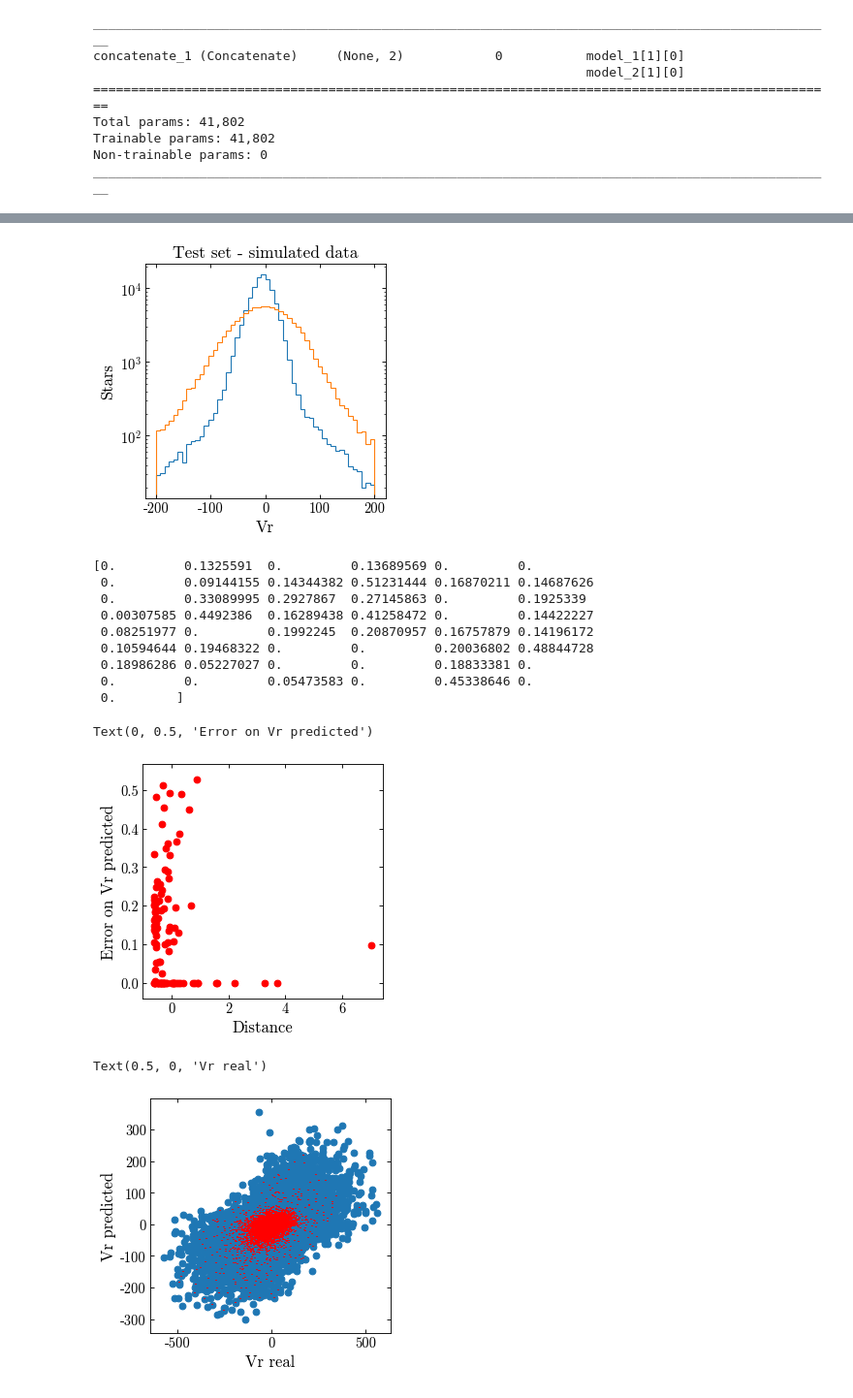
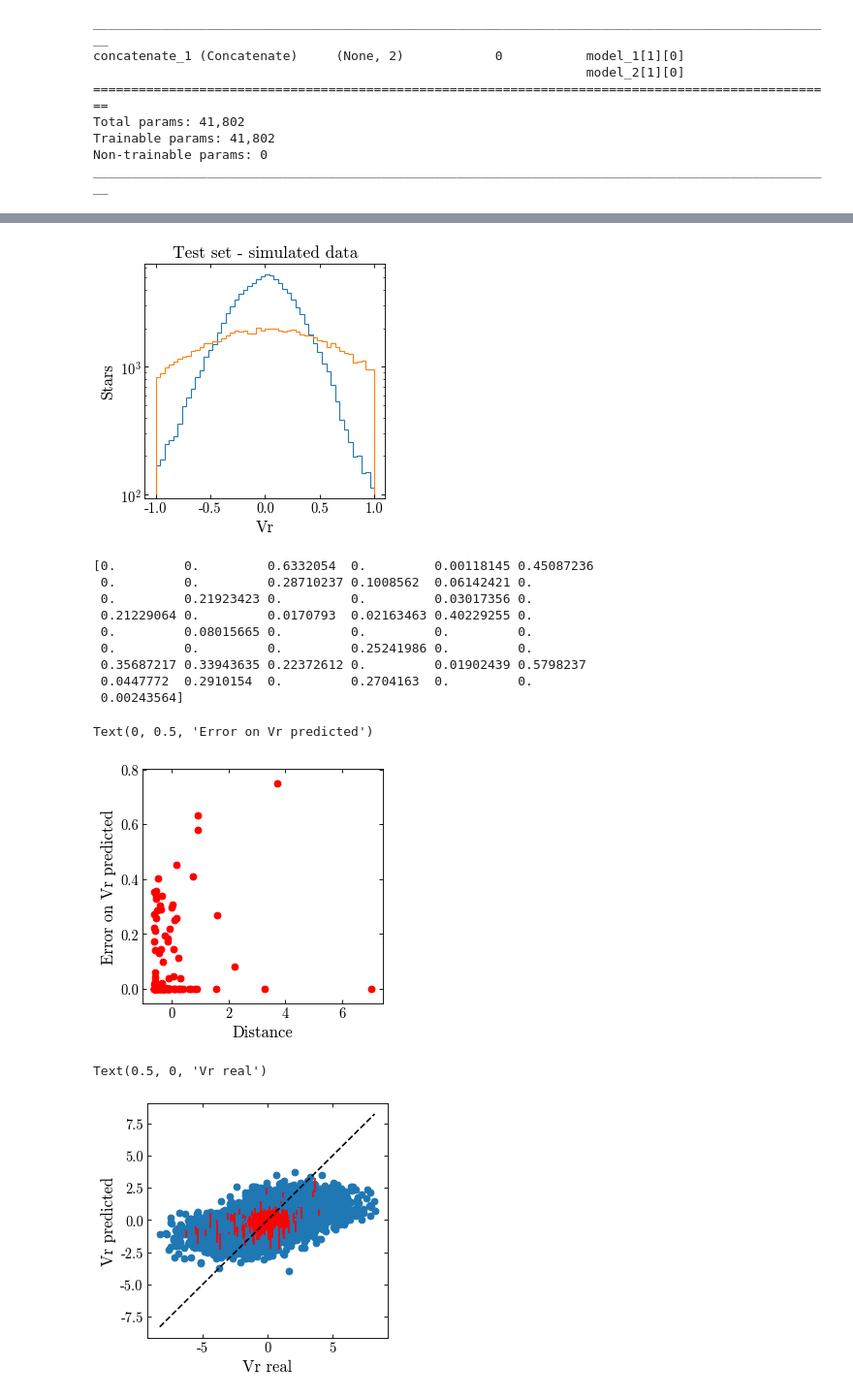
Before and after one commit to adropulic/datax_gaia, a Jupyter notebook: RVTrial2.ipynb, the cells around one changed output, grey strips where cells are left out. Shown: that part at 97% size. Drawn from its saved outputs; the diff is of its cells as text; code cells hidden in the pictures.

```diff
--- a/RVTrial2.ipynb
+++ b/RVTrial2.ipynb
@@ -60,7 +60,7 @@ use_cols = ['l', 'b','parallax','pmra','pmdec']
 # Make the design matrix
 X = data[use_cols].values
 Y = (data['radial_velocity']).values
-#Y = (Y - np.mean(Y))/(np.std(Y))
+Y = (Y - np.mean(Y))/(np.std(Y))
 # %%
 X_train, X_test, y_train, y_test = train_test_split(X[1:500000], Y[1:500000],
                                                     test_size = 0.2,
@@ -387,6 +388,9 @@ y = test_preds[:,0]
 x, y, z = x[idx], y[idx], z[idx]
 fig, ax = plt.subplots()
 cax = ax.scatter(x, y, c=z, s=25, edgecolor='')
+x1 = np.linspace(np.min(y_test),np.max(y_test),100)
+y1 = x1
+plt.plot(x1,y1,'k--')
 fig.colorbar(cax)
-plt.errorbar(y_test, test_preds[:,0], yerr = test_preds[:,1], color = 'red',ls='none')
+plt.errorbar(y_test[600:800], test_preds[600:800,0], yerr = test_preds[600:800,1], color = 'red',ls='none')
 # %% [output]
@@ -449,7 +453,9 @@ CombinedModel.compile(loss=ConstantLikelihoodLossFunction,
 CombinedModel.fit(X_train,y_train,
                   epochs=100,
                   batch_size=1000,
-                  validation_split=0.2
+                  validation_split=0.2,
+                  callbacks = [es],
+                  sample_weight=weights
                  )
 # %% [output]
 Train on 319999 samples, validate on 80000 samples
@@ -480,7 +486,9 @@ CombinedModel.compile(loss=ConstantLikelihoodLossFunction,
 CombinedModel.fit(X_train,y_train,
                   epochs=100,
                   batch_size=1000,
-                  validation_split=0.1
+                  validation_split=0.1,
+                  callbacks = [es],
+                  sample_weight=weights
                  )
 # %% [output]
 Train on 359999 samples, validate on 40000 samples
@@ -504,15 +502,15 @@ Epoch 100/100
 # %%
 test_preds_2 = CombinedModel.predict(X_test)
 plt.figure()
-plt.hist(test_preds_2[:,0], bins=50, range=(-200,200), histtype='step')
-plt.hist(y_test, bins=50, range=(-200,200), histtype='step')
+plt.hist(test_preds_2[:,0], bins=50, range=(-1,1), histtype='step')
+plt.hist(y_test, bins=50, range=(-1,1), histtype='step')
 plt.xlabel('Vr')
 plt.ylabel('Stars')
 plt.title('Test set - simulated data')
 plt.yscale('log')
 plt.show()
 # %% [output]
-[figure, old version]
+[figure, new version]
 # %%
 print(test_preds_2[1:50,1])
 plt.scatter(X_test[1:100,2], test_preds_2[1:100,1], color = 'red')
@@ -521,22 +519,23 @@ plt.xlabel('Distance')
 plt.ylabel('Error on Vr predicted')
 #does give a relu output...but I'm still not sure if this is exactly showing the error
 # %% [output]
-[0.         0.1325591  0.         0.13689569 0.         0.
- 0.         0.09144155 0.14344382 0.51231444 0.16870211 0.14687626
- 0.         0.33089995 0.2927867  0.27145863 0.         0.1925339
- 0.00307585 0.4492386  0.16289438 0.41258472 0.         0.14422227
- 0.08251977 0.         0.1992245  0.20870957 0.16757879 0.14196172
- 0.10594644 0.19468322 0.         0.         0.20036802 0.48844728
- 0.18986286 0.05227027 0.         0.         0.18833381 0.
- 0.         0.         0.05473583 0.         0.45338646 0.
- 0.        ]
+[0.         0.         0.6332054  0.         0.00118145 0.45087236
+ 0.         0.         0.28710237 0.1008562  0.06142421 0.
+ 0.         0.21923423 0.         0.         0.03017356 0.
+ 0.21229064 0.         0.0170793  0.02163463 0.40229255 0.
+ 0.         0.08015665 0.         0.         0.         0.
+ 0.         0.         0.         0.25241986 0.         0.
+ 0.35687217 0.33943635 0.22372612 0.         0.01902439 0.5798237
+ 0.0447772  0.2910154  0.         0.2704163  0.         0.
+ 0.00243564]
 Text(0, 0.5, 'Error on Vr predicted')
-[figure, old version]
+[figure, new version]
 # %%
-plt.errorbar(y_test, test_preds_2[:,0], yerr = test_preds_2[:,1], color = 'red',ls='none')
+plt.errorbar(y_test[1000:2000], test_preds_2[1000:2000,0], yerr = test_preds_2[1000:2000,1], color = 'red',ls='none')
 plt.scatter(y_test, test_preds_2[:,0])
+plt.plot(x1,y1,'k--')
 plt.ylabel('Vr predicted')
 plt.xlabel('Vr real')
 # %% [output]
 Text(0.5, 0, 'Vr real')
-[figure, old version]
+[figure, new version]
```
Also changed, not shown: parts of 13 cells of this notebook.
